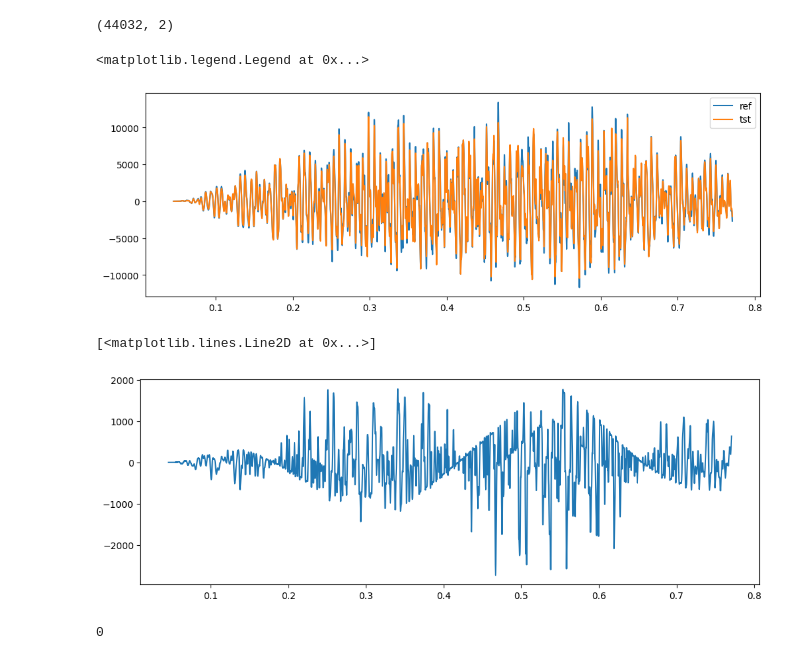
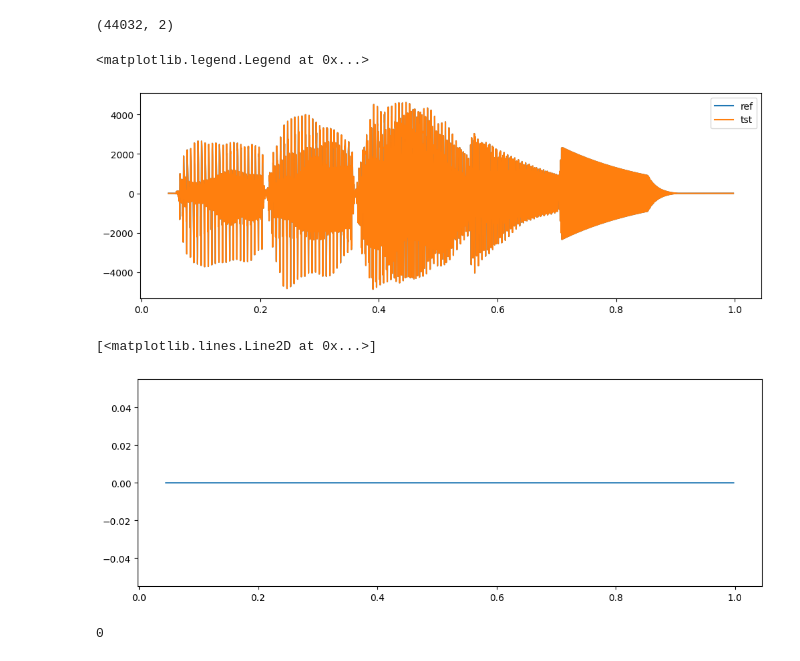
Before and after one commit to shorepine/amy, a Jupyter notebook: experiments/compare_test_wavs.ipynb, the cells around one changed output. Drawn from its saved outputs; the diff is of its cells as text; code cells hidden in the pictures.

```diff
--- a/experiments/compare_test_wavs.ipynb
+++ b/experiments/compare_test_wavs.ipynb
@@ -52,15 +52,18 @@ def wavread(filename):
 #test_name = 'TestPcmShift'
 #test_name = 'TestPcm'
 #test_name = 'TestOverload'
-test_name = 'TestJunoPatch'
+#test_name = 'TestJunoPatch'
 #test_name = 'TestJunoClip'
 #test_name = 'TestLowVcf'
 #test_name = 'TestGlobalEQ'
 #test_name = 'TestFlutesEq'
 #test_name = 'TestChainedOsc'
+#test_name = 'TestPartial'
+#test_name = 'TestPartialNoteOff'
+test_name = 'TestInterpPartialsRetrigger'
 #d_ref, sr = wavread('tests/flt_ref/' + test_name + '.wav')
-d_ref, sr = wavread('tests/ref/' + test_name + '.wav')
-d_tst, sr = wavread('tests/tst/' + test_name + '.wav')
+d_ref, sr = wavread('../tests/ref/' + test_name + '.wav')
+d_tst, sr = wavread('../tests/tst/' + test_name + '.wav')
 # Scale waveforms up to int16 units.
 d_ref *= 32768
 d_tst *= 32768
@@ -70,21 +73,22 @@ tt = np.arange(d_ref.shape[0]) / sr
 # %% [output]
 (44032, 2)
 # %%
-ii =  np.arange(2000, 34000)
+ii =  np.arange(2000, 44000)
+#ii = np.arange(int(0.2 * sr), int(0.25 * sr))
 #ii =  np.arange(38000, 42000)
 #ii =  np.arange(24000, 28000)
 plt.figure(figsize=(12,4))
 plt.plot(tt[ii], d_ref[ii, 0], tt[ii], d_tst[ii, 0])
 plt.legend(['ref', 'tst'])
 # %% [output]
 <matplotlib.legend.Legend at 0x...>
-[figure, old version]
+[figure, new version]
 # %%
 plt.figure(figsize=(12,4))
 plt.plot(tt[ii], d_tst[ii, 0] - d_ref[ii, 0])
 # %% [output]
 [<matplotlib.lines.Line2D at 0x...>]
-[figure, old version]
+[figure, new version]
 # %%
 xcorr = np.correlate(np.mean(d_ref, axis=1), np.mean(d_tst, axis=1), mode='same')
 center = np.argmax(xcorr)
```
